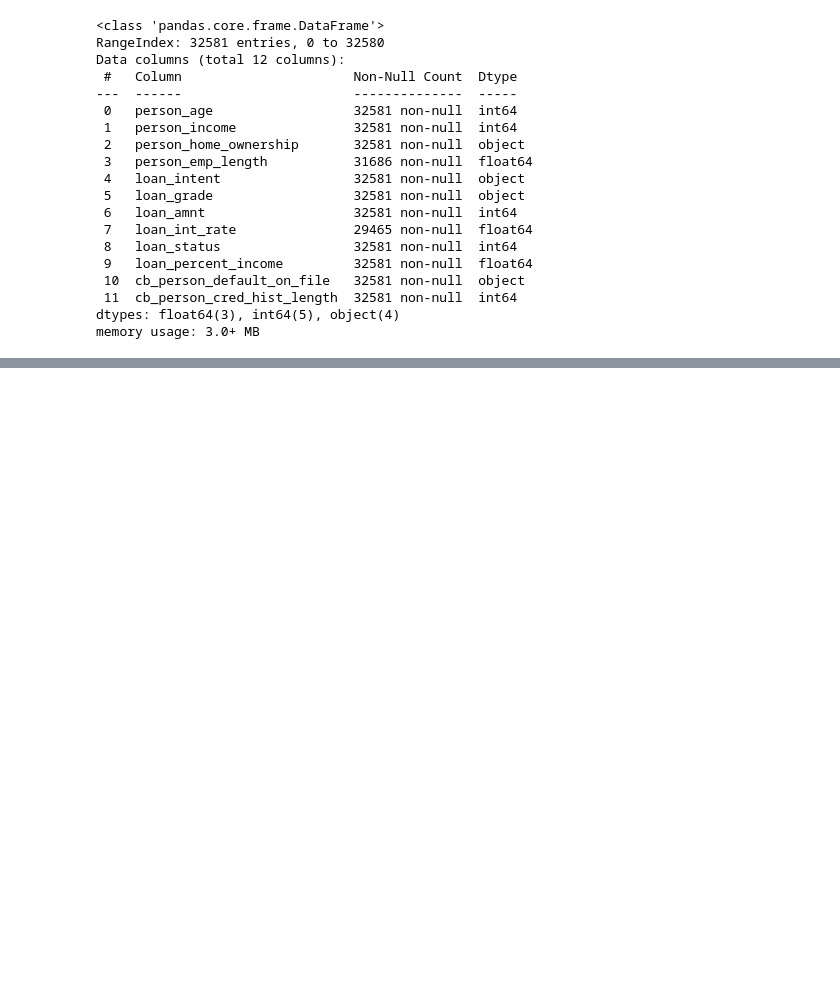
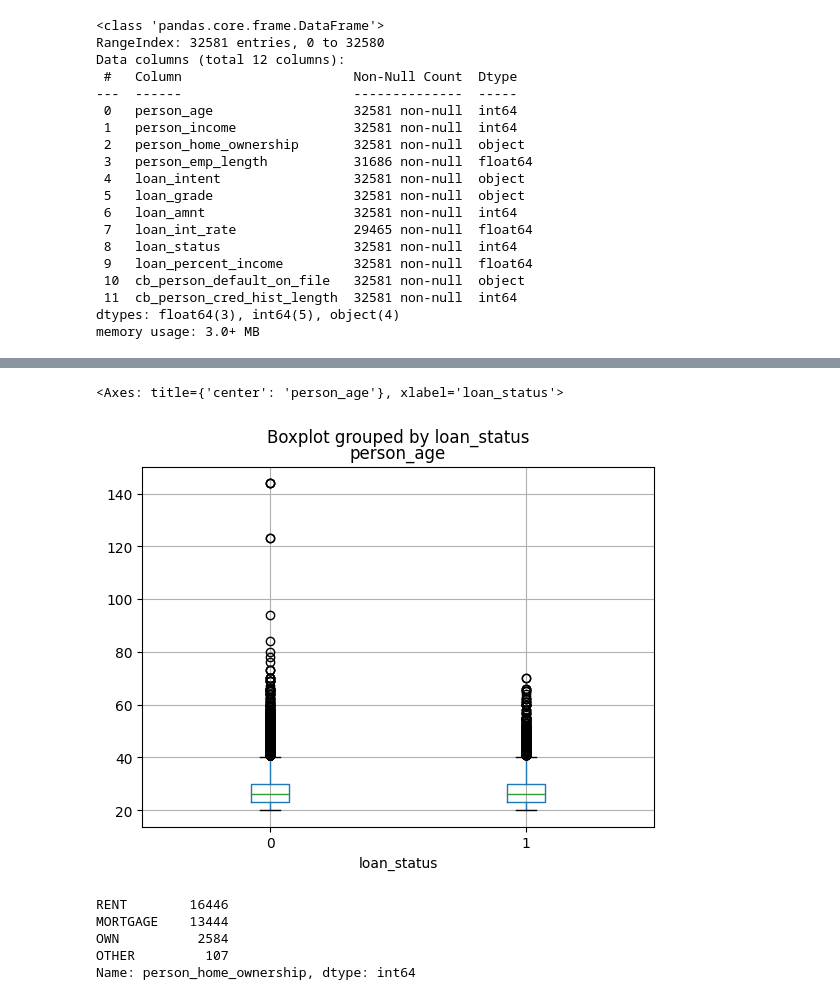
Before and after one commit to lokeshreddiee/Task_Completion, a Jupyter notebook: CMPE_255_GROUP_9.ipynb, the cells around one changed output, grey strips where cells are left out. Saved outputs shown, nothing was run; the diff lists cells and outputs as text; code cells hidden in the pictures; blank space fills up the shorter version.

```diff
--- a/CMPE_255_GROUP_9.ipynb
+++ b/CMPE_255_GROUP_9.ipynb
@@ -86,0 +159,13 @@ memory usage: 3.0+ MB
+# %%
+measures_df.boxplot(column=['person_age'],by='loan_status')
+# %% [output]
+<Axes: title={'center': 'person_age'}, xlabel='loan_status'>
+[figure, added]
+# %%
+credit_base['person_home_ownership'].value_counts()
+# %% [output]
+RENT        16446
+MORTGAGE    13444
+OWN          2584
+OTHER         107
+Name: person_home_ownership, dtype: int64
```
Also changed, not shown: parts of 14 cells of this notebook.
